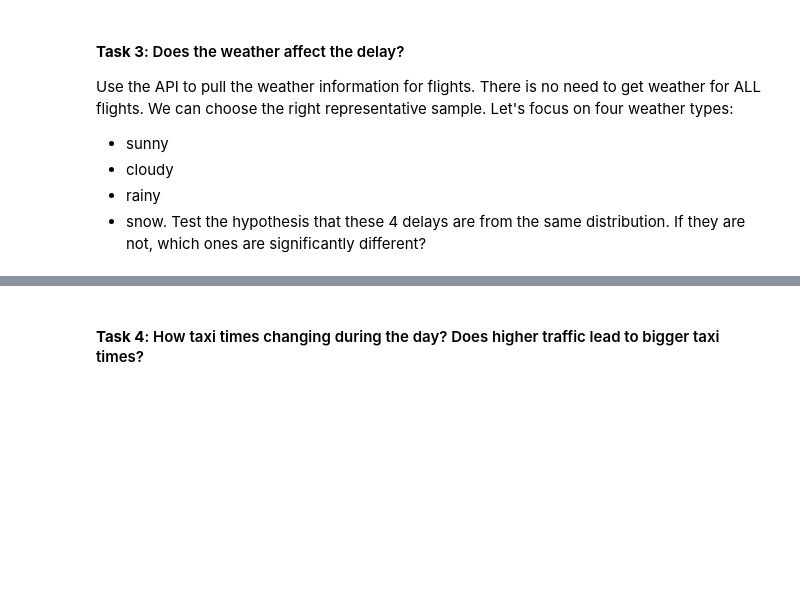
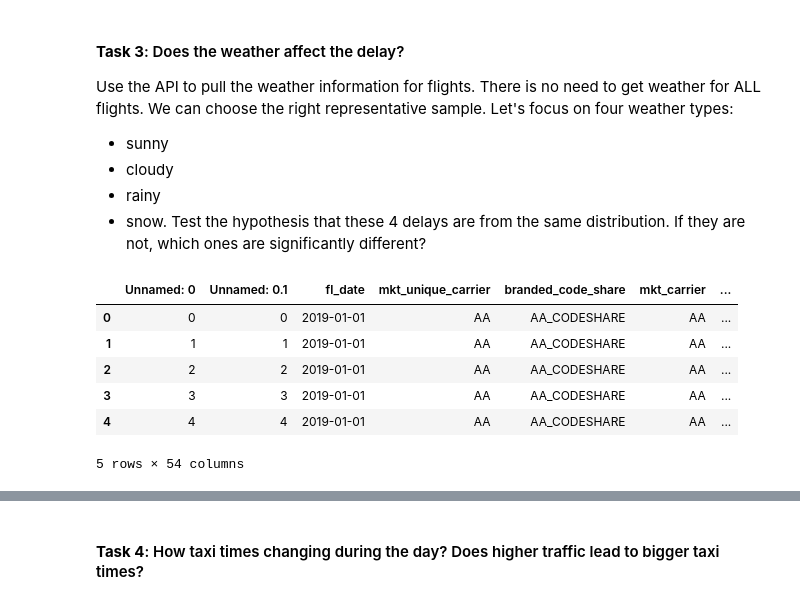
Before and after one commit to bernpb/Flight_Delay_Prediction, a Jupyter notebook: nguyen_exploratory_analysis.ipynb, the cells around one changed output, grey strips where cells are left out. Drawn from its saved outputs; the diff is of its cells as text; code cells hidden in the pictures; blank space fills up the shorter version.

```diff
--- a/nguyen_exploratory_analysis.ipynb
+++ b/nguyen_exploratory_analysis.ipynb
@@ -62,4 +62,14 @@ Use the API to pull the weather information for flights. There is no need to get
 Test the hypothesis that these 4 delays are from the same distribution. If they are not, which ones are significantly different?
 # %%
 df_flights_weather = pd.read_csv('data/flights_weather.csv')
+# %%
+df_flights_weather.head()
+# %% [output]
+|  | Unnamed: 0 | Unnamed: 0.1 | fl_date | mkt_unique_carrier | branded_code_share | mkt_carrier | ... |
+| 0 | 0 | 0 | 2019-01-01 | AA | AA_CODESHARE | AA | ... |
+| 1 | 1 | 1 | 2019-01-01 | AA | AA_CODESHARE | AA | ... |
+| 2 | 2 | 2 | 2019-01-01 | AA | AA_CODESHARE | AA | ... |
+| 3 | 3 | 3 | 2019-01-01 | AA | AA_CODESHARE | AA | ... |
+| 4 | 4 | 4 | 2019-01-01 | AA | AA_CODESHARE | AA | ... |
+5 rows × 54 columns
 # %%
```
Also changed, not shown: parts of 9 cells of this notebook.
